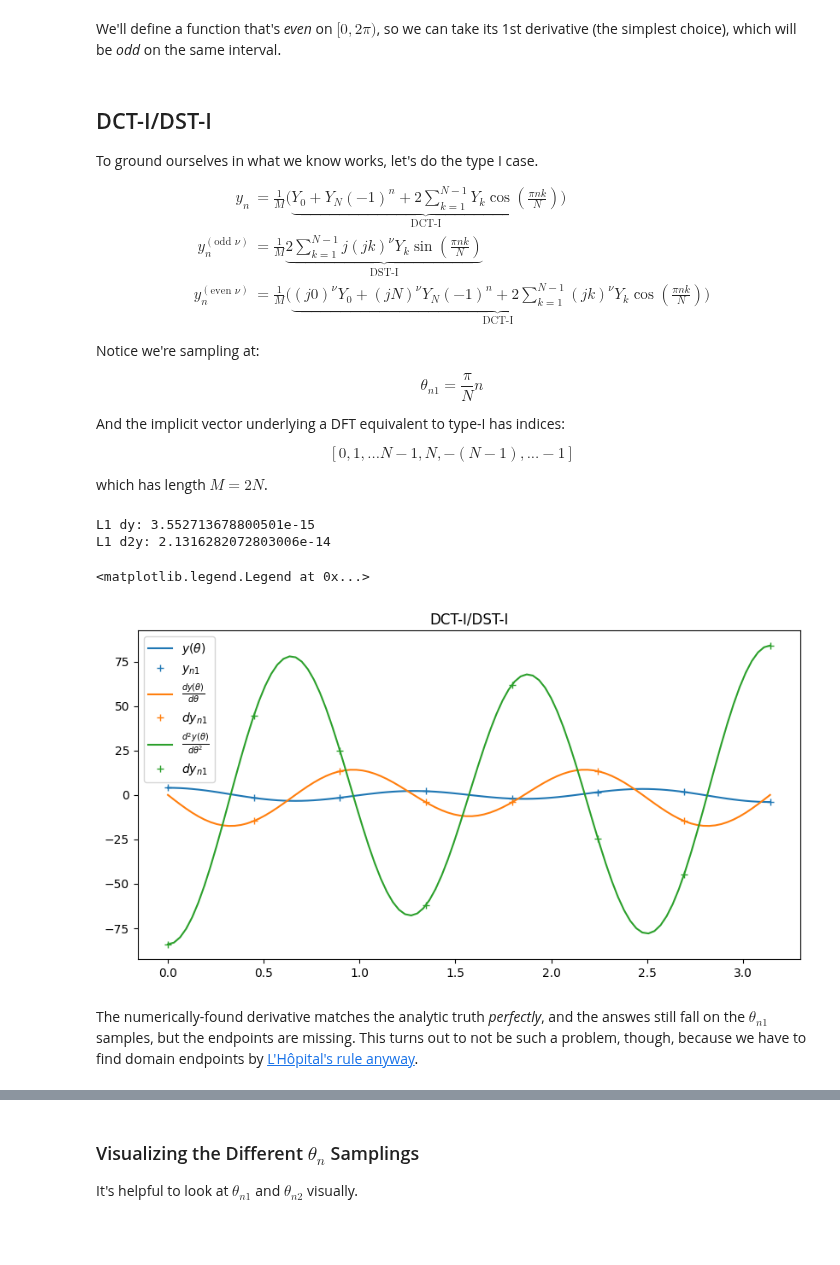
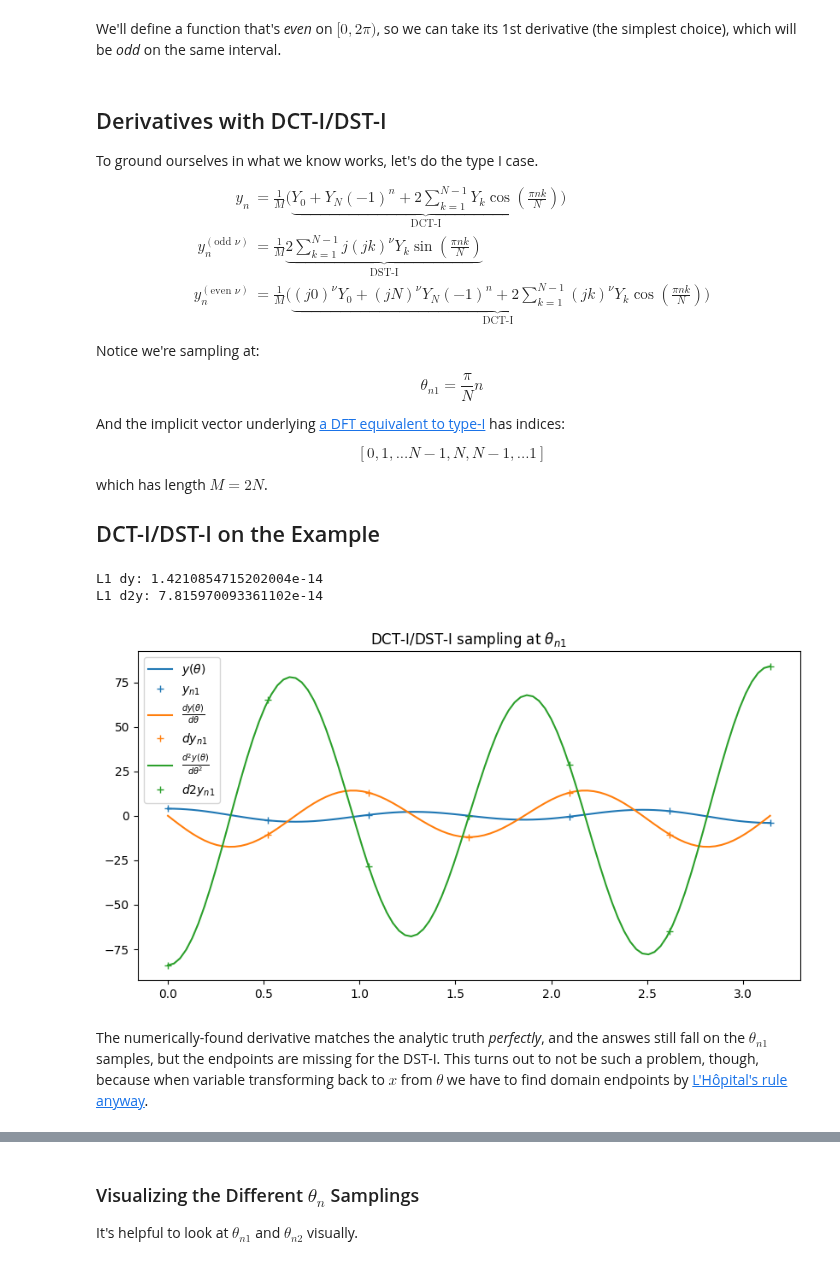
Before and after one commit to pavelkomarov/spectral-derivatives, a Jupyter notebook: notebooks/dct_types_extension_experiments.ipynb, the cells around one changed output, grey strips where cells are left out. Drawn from its saved outputs; the diff is of its cells as text; code cells hidden in the pictures; blank space fills up the shorter version.

```diff
--- a/notebooks/dct_types_extension_experiments.ipynb
+++ b/notebooks/dct_types_extension_experiments.ipynb
@@ -13,7 +13,7 @@ from matplotlib import pyplot
 
 Let's avert the need for the variable transfrom from $\theta$ to $x$ and simply work in the $\theta$ domain. The DCT is equivalent to a DFT on an O(half)-length vector (I say O as in order, because the exact value of $M$ varies type-to-type), so we only need to worry about the domain $\theta \in [0, \pi]$.
 # %%
-N = 7
+N = 6
 th = np.linspace(0, np.pi, 100)
 # %% [markdown]
 We'll define a function that's *even* on $[0, 2\pi)$, so we can take its 1st derivative (the simplest choice), which will be *odd* on the same interval.
@@ -22,7 +22,7 @@ y = lambda th: np.cos(3*th) + 3*np.cos(5 *th) # even function, only cosines so t
 dy = lambda th: -3*np.sin(3*th) - 15*np.sin(5*th) # odd function, analytic, known derivative
 d2y = lambda th: -9*np.cos(3*th) - 75*np.cos(5*th)
 # %% [markdown]
-## DCT-I/DST-I
+## Derivatives with DCT-I/DST-I
 
 To ground ourselves in what we know works, let's do the type I case.
 
@@ -38,41 +38,42 @@ Notice we're sampling at:
 
 $$\theta_{n1} = \frac{\pi}{N}n$$
 
-And the implicit vector underlying a DFT equivalent to type-I has indices:
+And the implicit vector underlying [a DFT equivalent to type-I](https://github.com/pavelkomarov/spectral-derivatives/blob/main/notebooks/dft_dct_dst_relationship.ipynb) has indices:
 
-$$[0, 1, ... N-1, N, -(N-1), ... -1]$$
+$$[0, 1, ... N-1, N, N-1, ... 1]$$
 
 which has length $M = 2N$.
+
+## DCT-I/DST-I on the Example
 # %%
 M = 2*N
 k = np.arange(N+1); k[-1] = 0 # We zero out the Nyquist term, M/2 = N, corresponding to Y_N
 
 th_n1 = np.linspace(0, np.pi, N+1, endpoint=True) # INCLUDE the endpoint, because [0, ... N]
 
 y_n1 = y(th_n1)
 Y_k = dct(y_n1, 1)
 Y_p = -k * Y_k # j * (jk) * Y_k
 dy_n1 = dst(Y_p[1:-1], 1)/M # The DST-I definition takes only the central (nonzero) part of Y_p
 Y_p = -k**2 * Y_k # (jk)**2 * Y_k
 d2y_n1 = dct(Y_p, 1)/M # DCT-III
 
 print("L1 dy:", np.max(np.abs(dy_n1 - dy(th_n1)[1:-1]))) # compare against analytic answers
 print("L1 d2y:", np.max(np.abs(d2y_n1 - d2y(th_n1))))
 
 pyplot.figure(figsize=(10,5))
 pyplot.plot(th, y(th), label=r"$y(\theta)$")
 pyplot.plot(th_n1, y_n1, 'C0+', label=r"$y_{n1}$")
 pyplot.plot(th, dy(th), label=r"$\frac{dy(\theta)}{d\theta}$")
 pyplot.plot(th_n1[1:-1], dy_n1, 'C1+', label=r"$dy_{n1}$")
 pyplot.plot(th, d2y(th), label=r"$\frac{d^2y(\theta)}{d\theta^2}$")
-pyplot.plot(th_n1, d2y_n1, 'C2+', label=r"$dy_{n1}$")
-pyplot.title("DCT-I/DST-I")
+pyplot.plot(th_n1, d2y_n1, 'C2+', label=r"$d2y_{n1}$")
+pyplot.title(r"DCT-I/DST-I sampling at $\theta_{n1}$")
 pyplot.legend();
 # %% [output]
-L1 dy: 3.552713678800501e-15
-L1 d2y: 2.1316282072803006e-14
+L1 dy: 1.4210854715202004e-14
+L1 d2y: 7.815970093361102e-14
-<matplotlib.legend.Legend at 0x...>
-[figure, old version]
+[figure, new version]
 # %% [markdown]
-The numerically-found derivative matches the analytic truth *perfectly*, and the answes still fall on the $\theta_{n1}$ samples, but the endpoints are missing. This turns out to not be such a problem, though, because we have to find domain endpoints by [L'Hôpital's rule anyway](https://github.com/pavelkomarov/spectral-derivatives/blob/main/notebooks/chebyshev_domain_endpoints.ipynb).
+The numerically-found derivative matches the analytic truth *perfectly*, and the answes still fall on the $\theta_{n1}$ samples, but the endpoints are missing for the DST-I. This turns out to not be such a problem, though, because when variable transforming back to $x$ from $\theta$ we have to find domain endpoints by [L'Hôpital's rule anyway](https://github.com/pavelkomarov/spectral-derivatives/blob/main/notebooks/chebyshev_domain_endpoints.ipynb).
 # %% [markdown]
```
Also changed, not shown: parts of 19 cells of this notebook.
